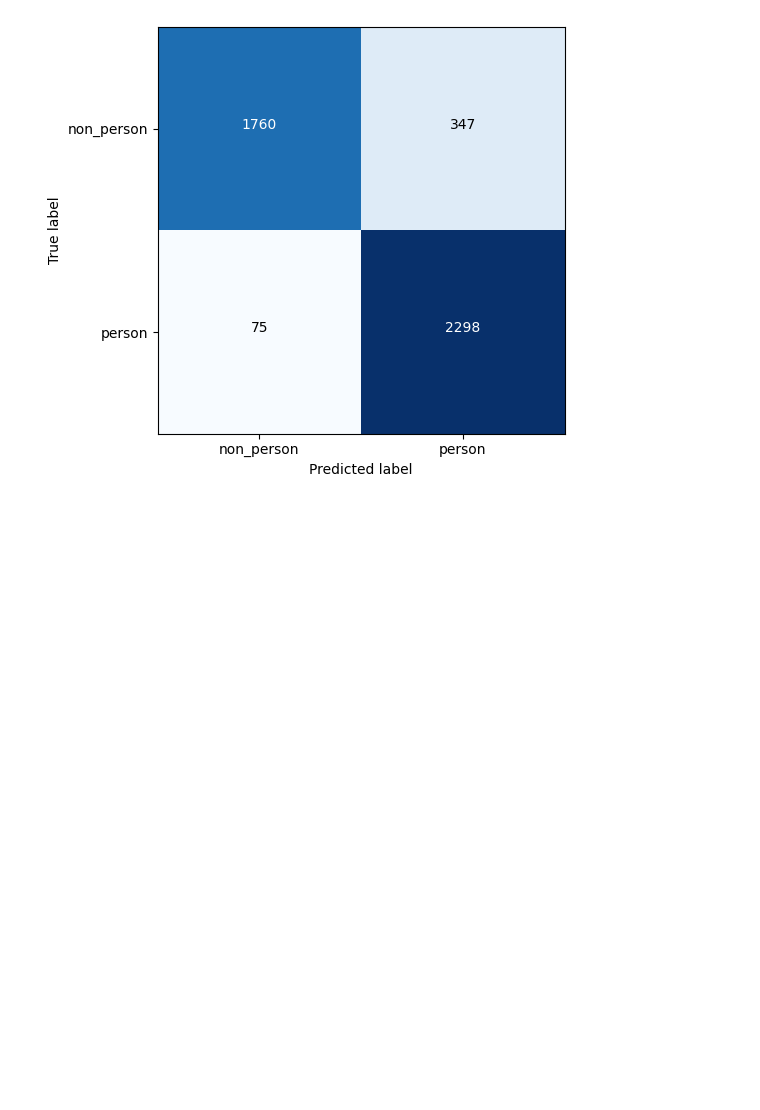
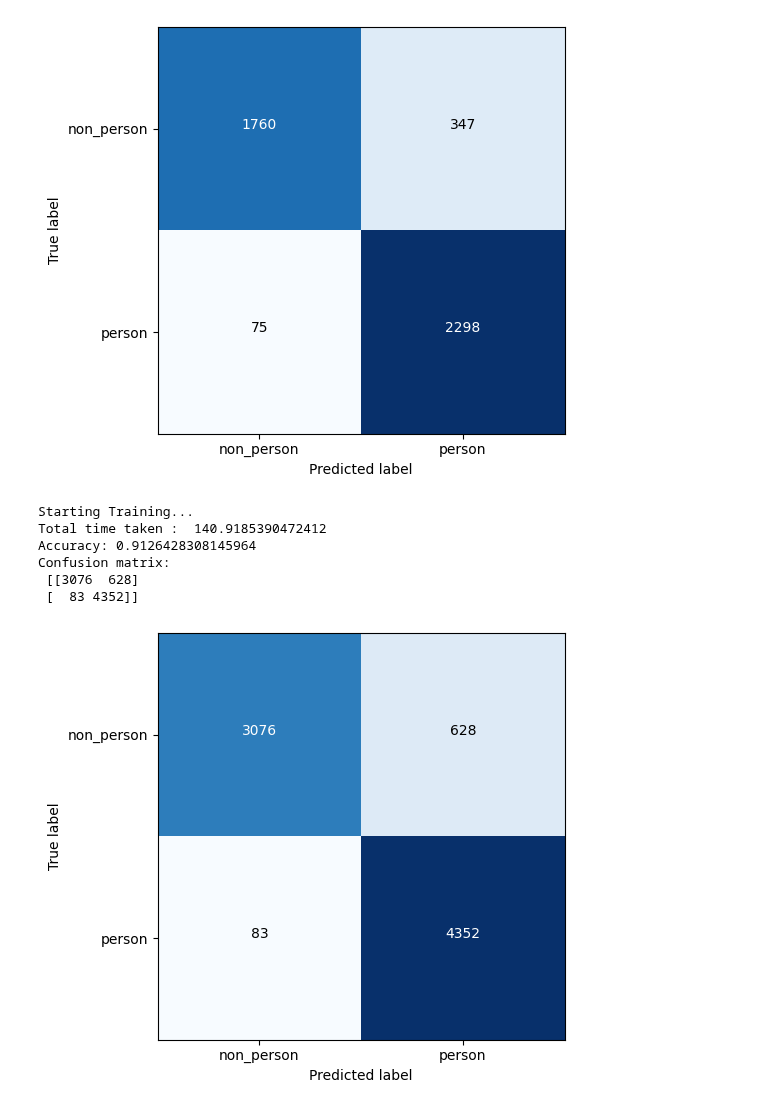
Before and after one commit to bisalgt/playground, a Jupyter notebook: classification problem.ipynb, the cells around one changed output. Drawn from its saved outputs; the diff is of its cells as text; code cells hidden in the pictures; blank space fills up the shorter version.

Commit message:
Training a classifier model using RandomForest with 40k datasets. Accuracy 91% achieved.

```diff
--- a/classification problem.ipynb
+++ b/classification problem.ipynb
@@ -803,3 +803,66 @@ Confusion matrix:
  [[1760  347]
  [  75 2298]]
 [figure]
+# %%
+import sklearn as sk
+from sklearn.ensemble import RandomForestClassifier
+
+import sklearn as sk
+from sklearn import svm
+import pandas as pd
+from sklearn.linear_model import LogisticRegression
+from sklearn.model_selection import train_test_split
+from sklearn.metrics import accuracy_score, confusion_matrix
+from sklearn.preprocessing import StandardScaler
+import os
+import matplotlib.pyplot as plt
+import numpy as np
+import itertools
+import time
+
+start_time = time.time()
+print("Starting Training...")
+
+
+data = pd.read_csv("./learn_redpitaya/40k_dataframe.csv", header=None)
+X = data.iloc[:, 1:] # features
+y = data.iloc[:, 0] # target variable
+
+
+X_train, X_test, y_train, y_test = train_test_split(X, y, test_size=0.2, random_state=42, shuffle=True)
+
+
+# Model Fitting
+RF = RandomForestClassifier(n_estimators=1000, max_depth=20, random_state=42)
+RF.fit(X_train, y_train)
+y_pred = RF.predict(X_test)
+
+print("Total time taken : ", time.time() - start_time)
+
+accuracy = accuracy_score(y_test, y_pred)
+conf_matrix = confusion_matrix(y_test, y_pred)
+print("Accuracy:", accuracy)
+print("Confusion matrix:\n", conf_matrix)
+
+
+plt.imshow(conf_matrix, cmap=plt.cm.Blues, interpolation='nearest')
+plt.xticks(np.arange(len(set(y))), set(y))
+plt.yticks(np.arange(len(set(y))), set(y))
+plt.xlabel('Predicted label')
+plt.ylabel('True label')
+thresh = conf_matrix.max() / 2.
+for i, j in itertools.product(range(conf_matrix.shape[0]), range(conf_matrix.shape[1])):
+    plt.text(j, i, format(conf_matrix[i, j], 'd'),
+             horizontalalignment="center",
+             color="white" if conf_matrix[i, j] > thresh else "black")
+    plt.tight_layout()
+plt.savefig('confusion_matrix/random_forrest_40k_data.svg', format='svg')
+plt.show()
+# %% [output]
+Starting Training...
+Total time taken :  140.9185390472412
+Accuracy: 0.9126428308145964
+Confusion matrix:
+ [[3076  628]
+ [  83 4352]]
+[figure, added]
```
Also changed, not shown: parts of 1 cell of this notebook, 2 other files.
